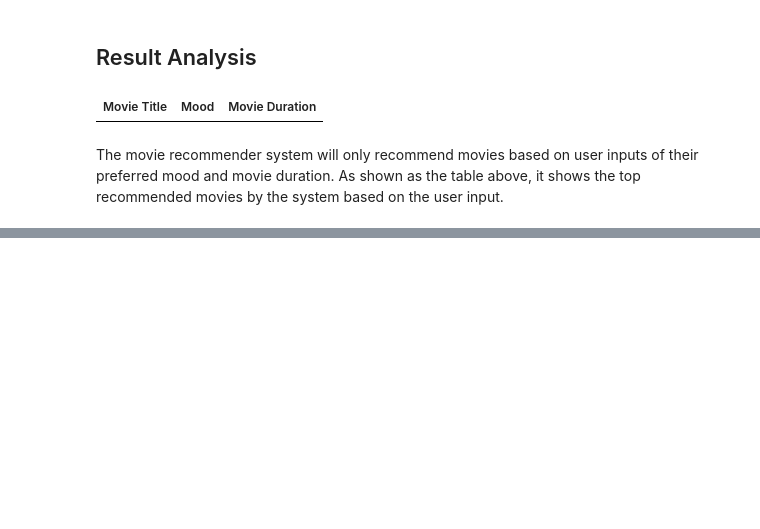
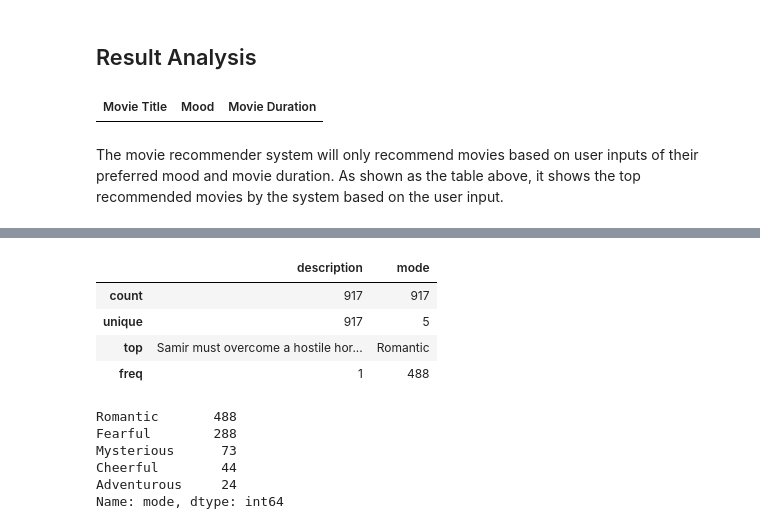
Before and after one commit to cht39482/DataAnalyticsProject, a Jupyter notebook: KnnAlgo.ipynb, the cells around one changed output, grey strips where cells are left out. Cells and saved outputs as stored; diff of their text form; code cells hidden in the pictures; blank space fills up the shorter version.

```diff
--- a/KnnAlgo.ipynb
+++ b/KnnAlgo.ipynb
@@ -273,0 +311,17 @@ The movie recommender system will only recommend movies based on user inputs of
+# %%
+movies.describe()
+# %% [output]
+|  | description | mode |
+| count | 917 | 917 |
+| unique | 917 | 5 |
+| top | Samir must overcome a hostile hor... | Romantic |
+| freq | 1 | 488 |
+# %%
+movies['mode'].value_counts()
+# %% [output]
+Romantic       488
+Fearful        288
+Mysterious      73
+Cheerful        44
+Adventurous     24
+Name: mode, dtype: int64
```
Also changed, not shown: parts of 14 cells of this notebook.
